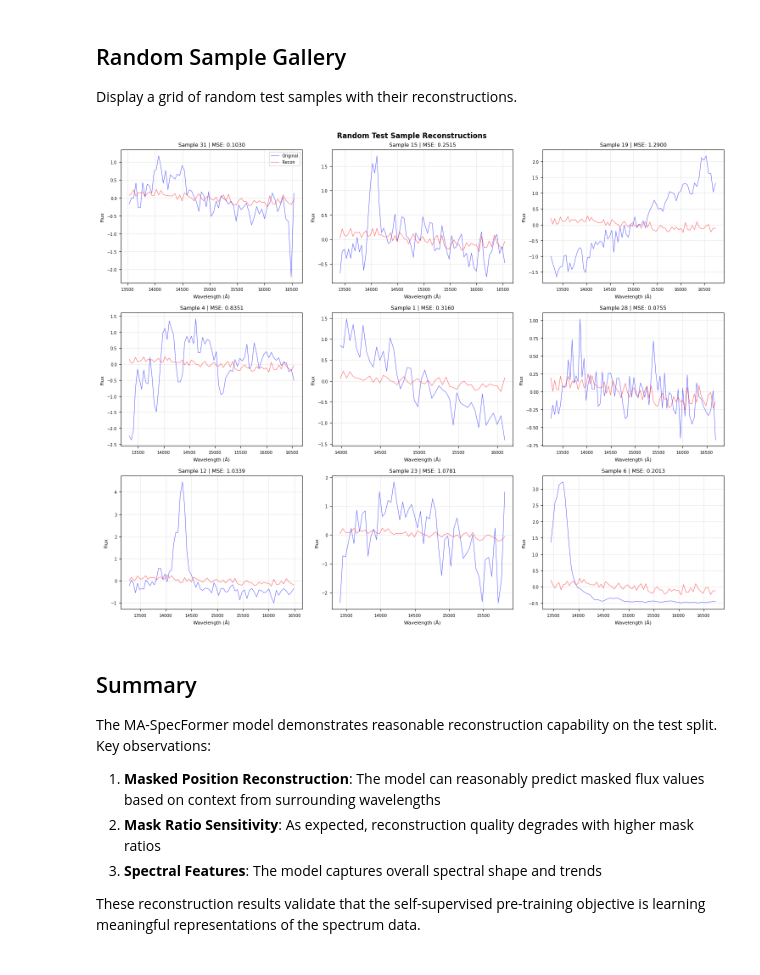
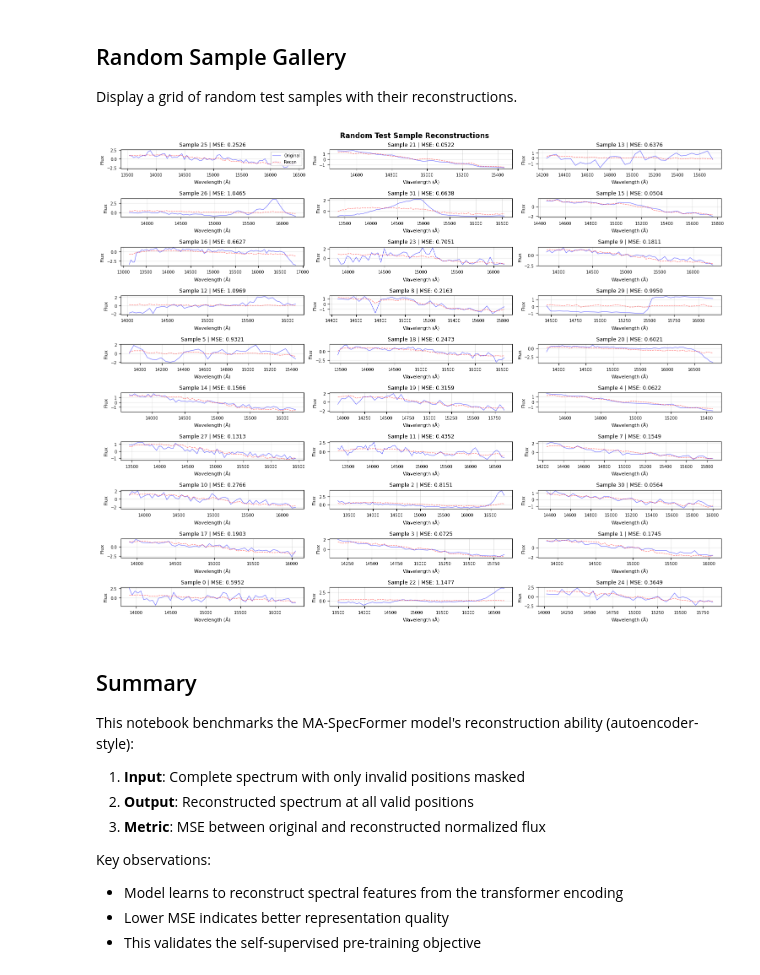
Before and after one commit to 2003cy/ssl_outthere, a Jupyter notebook: encoder_spectrum/ma_specformer/benchmark/recon.ipynb, the cells around one changed output. Saved outputs shown, nothing was run; the diff lists cells and outputs as text; code cells hidden in the pictures.

```diff
--- a/encoder_spectrum/ma_specformer/benchmark/recon.ipynb
+++ b/encoder_spectrum/ma_specformer/benchmark/recon.ipynb
@@ -148,8 +120,8 @@ Get a batch from the test set and visualize several reconstruction examples.
 # Get one batch from test set
 test_batch = next(iter(test_loader))
 
-# Perform reconstruction with 30% masking (same as training)
-results = reconstruct_batch(model, test_batch, mask_ratio=0.3)
+# Perform reconstruction (autoencoder-style, no random masking)
+results = reconstruct_batch(model, test_batch)
 
 print(f"Batch shape: {results['original'].shape}")
 print(f"Wavelength range: {results['wavelength'].min():.1f} - {results['wavelength'].max():.1f} Angstrom")
@@ -463,28 +355,0 @@ Evaluate reconstruction quality at different masking levels.
-# %%
-# Test with different mask ratios
-mask_ratios = [0.1, 0.2, 0.3, 0.4, 0.5, 0.6, 0.7, 0.8]
-mse_by_ratio = []
-
-# Use a fresh batch for each ratio test
-test_batch = next(iter(test_loader))
-
-for ratio in mask_ratios:
-    results = reconstruct_batch(model, test_batch, mask_ratio=ratio)
-    metrics = compute_batch_metrics(results)
-    mse_by_ratio.append(metrics["mse_masked_mean"])
-
-# Plot
-fig, ax = plt.subplots(figsize=(10, 5))
-ax.plot(mask_ratios, mse_by_ratio, 'bo-', markersize=8, linewidth=2)
-ax.axvline(x=0.3, color='red', linestyle='--', alpha=0.7, label='Training mask ratio (0.3)')
-ax.set_xlabel('Mask Ratio')
-ax.set_ylabel('MSE (Masked Positions)')
-ax.set_title('Reconstruction Quality vs Mask Ratio')
-ax.legend()
-ax.grid(True, alpha=0.3)
-plt.tight_layout()
-plt.show()
-
-print("\nMSE by Mask Ratio:")
-for ratio, mse in zip(mask_ratios, mse_by_ratio):
-    print(f"  {ratio:.1%}: {mse:.4f}")
@@ -523,62 +377,60 @@ def plot_sample_gallery(results, n_samples=9, figsize=(15, 12)):
         original = results["original_norm"][sample_idx]
         reconstruction = results["reconstruction"][sample_idx]
         valid_mask = results["valid_mask"][sample_idx].astype(bool)
-        train_mask = results["train_mask"][sample_idx].astype(bool)
 
         # Get valid positions
         wl_valid = wavelength[valid_mask]
         orig_valid = original[valid_mask]
         recon_valid = reconstruction[valid_mask]
-        mask_valid = train_mask[valid_mask]
 
         # Sort by wavelength
         sort_idx = np.argsort(wl_valid)
         wl_sorted = wl_valid[sort_idx]
         orig_sorted = orig_valid[sort_idx]
         recon_sorted = recon_valid[sort_idx]
-        mask_sorted = mask_valid[sort_idx]
 
         # Plot
         ax.plot(wl_sorted, orig_sorted, 'b-', alpha=0.6, linewidth=0.8, label='Original')
-        ax.plot(wl_sorted, recon_sorted, 'r-', alpha=0.6, linewidth=0.8, label='Recon')
+        ax.plot(wl_sorted, recon_sorted, 'r--', alpha=0.6, linewidth=0.8, label='Recon')
 
         # Compute MSE
-        orig_masked = orig_sorted[mask_sorted]
-        recon_masked = recon_sorted[mask_sorted]
-        mse = np.mean((orig_masked - recon_masked) ** 2) if len(orig_masked) > 0 else 0
+        mse = np.mean((orig_sorted - recon_sorted) ** 2)
 
         ax.set_title(f'Sample {sample_idx} | MSE: {mse:.4f}', fontsize=9)
         ax.set_xlabel('Wavelength (Å)', fontsize=8)
         ax.set_ylabel('Flux', fontsize=8)
         ax.tick_params(labelsize=7)
         ax.grid(True, alpha=0.3)
 
         if ax_idx == 0:
             ax.legend(fontsize=7, loc='upper right')
 
     # Hide unused axes
     for ax_idx in range(len(sample_indices), len(axes)):
         axes[ax_idx].set_visible(False)
 
     plt.suptitle('Random Test Sample Reconstructions', fontsize=12, fontweight='bold')
     plt.tight_layout()
     plt.show()
 
     return fig
 
 # Get a new batch and plot gallery
 test_batch = next(iter(test_loader))
-results = reconstruct_batch(model, test_batch, mask_ratio=0.3)
-fig = plot_sample_gallery(results, n_samples=9)
+results = reconstruct_batch(model, test_batch)
+fig = plot_sample_gallery(results, n_samples=30)
 # %% [output]
-[figure, old version]
+[figure, new version]
 # %% [markdown]
 ## Summary
 
-The MA-SpecFormer model demonstrates reasonable reconstruction capability on the test split. Key observations:
+This notebook benchmarks the MA-SpecFormer model's reconstruction ability (autoencoder-style):
 
-1. **Masked Position Reconstruction**: The model can reasonably predict masked flux values based on context from surrounding wavelengths
-2. **Mask Ratio Sensitivity**: As expected, reconstruction quality degrades with higher mask ratios
-3. **Spectral Features**: The model captures overall spectral shape and trends
+1. **Input**: Complete spectrum with only invalid positions masked
+2. **Output**: Reconstructed spectrum at all valid positions
+3. **Metric**: MSE between original and reconstructed normalized flux
 
-These reconstruction results validate that the self-supervised pre-training objective is learning meaningful representations of the spectrum data.
+Key observations:
+- Model learns to reconstruct spectral features from the transformer encoding
+- Lower MSE indicates better representation quality
+- This validates the self-supervised pre-training objective
```
Also changed, not shown: parts of 12 cells of this notebook, 16 other files.
